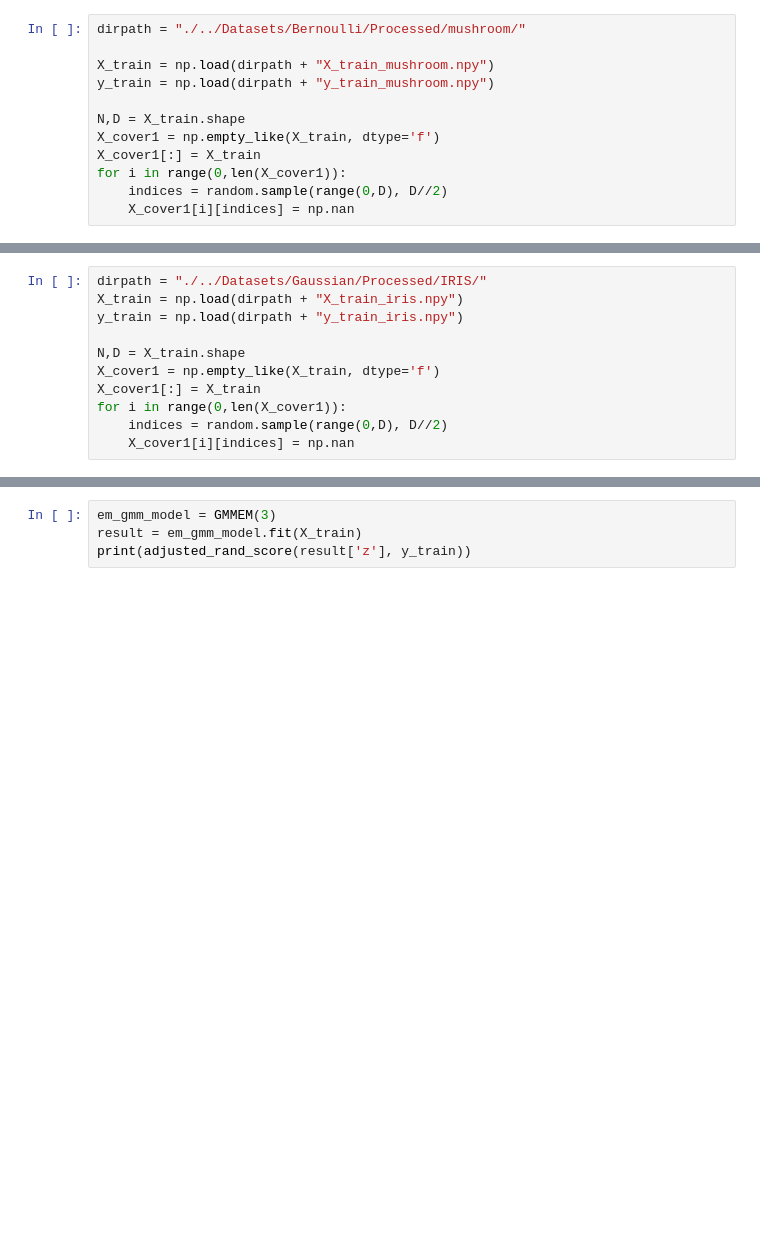
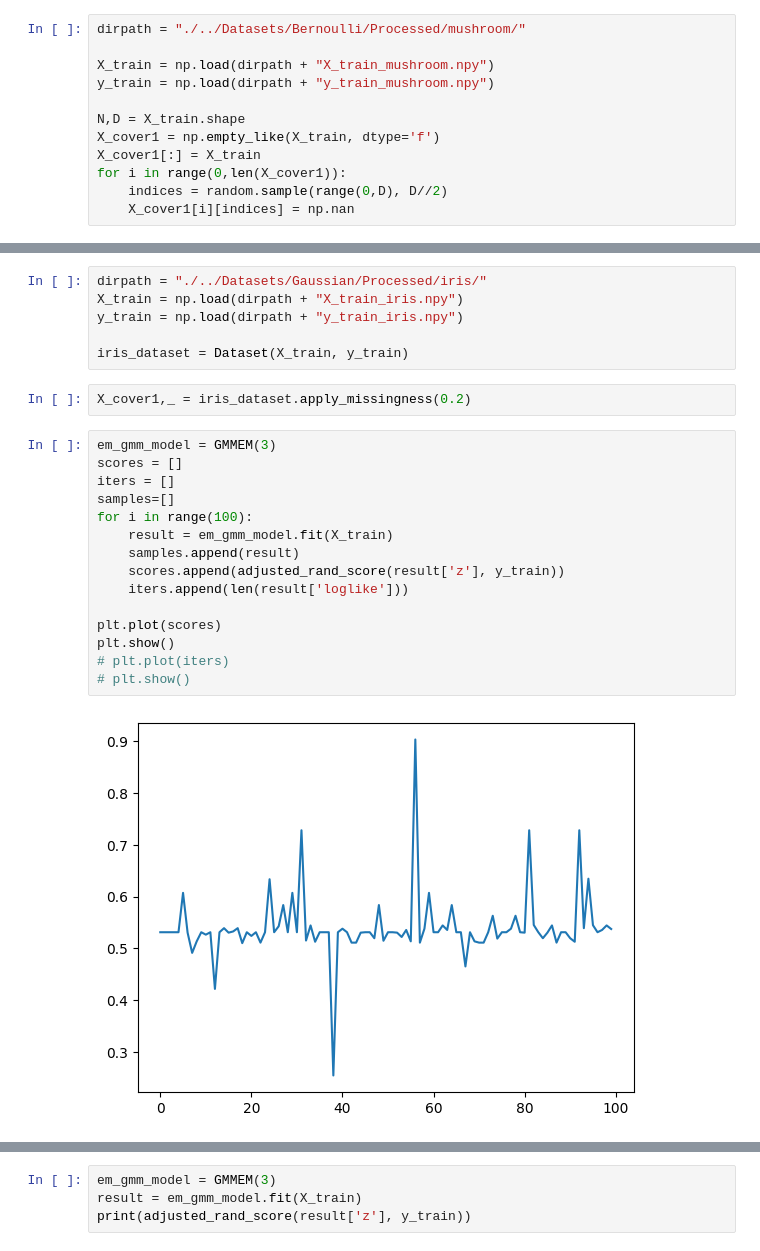
Before and after one commit to jimmyjz1127/bayesian-mixture-model-missing-data, a Jupyter notebook: test.ipynb, the cells around one changed output, grey strips where cells are left out. Drawn from its saved outputs; the diff is of its cells as text; blank space fills up the shorter version.

```diff
--- a/test.ipynb
+++ b/test.ipynb
@@ -285,11 +460,25 @@ print(adjusted_rand_score(z, y_train))
 # %%
-dirpath = "./../Datasets/Gaussian/Processed/IRIS/"
+dirpath = "./../Datasets/Gaussian/Processed/iris/"
 X_train = np.load(dirpath + "X_train_iris.npy")
 y_train = np.load(dirpath + "y_train_iris.npy")
 
-N,D = X_train.shape
-X_cover1 = np.empty_like(X_train, dtype='f')
-X_cover1[:] = X_train
-for i in range(0,len(X_cover1)):
-    indices = random.sample(range(0,D), D//2)
-    X_cover1[i][indices] = np.nan
+iris_dataset = Dataset(X_train, y_train)
+# %%
+X_cover1,_ = iris_dataset.apply_missingness(0.2)
+# %%
+em_gmm_model = GMMEM(3)
+scores = []
+iters = []
+samples=[]
+for i in range(100):
+    result = em_gmm_model.fit(X_train)
+    samples.append(result)
+    scores.append(adjusted_rand_score(result['z'], y_train))
+    iters.append(len(result['loglike']))
+
+plt.plot(scores)
+plt.show()
+# plt.plot(iters)
+# plt.show()
+# %% [output]
+[figure, added]
```
Also changed, not shown: parts of 40 cells of this notebook, 24 other files.
